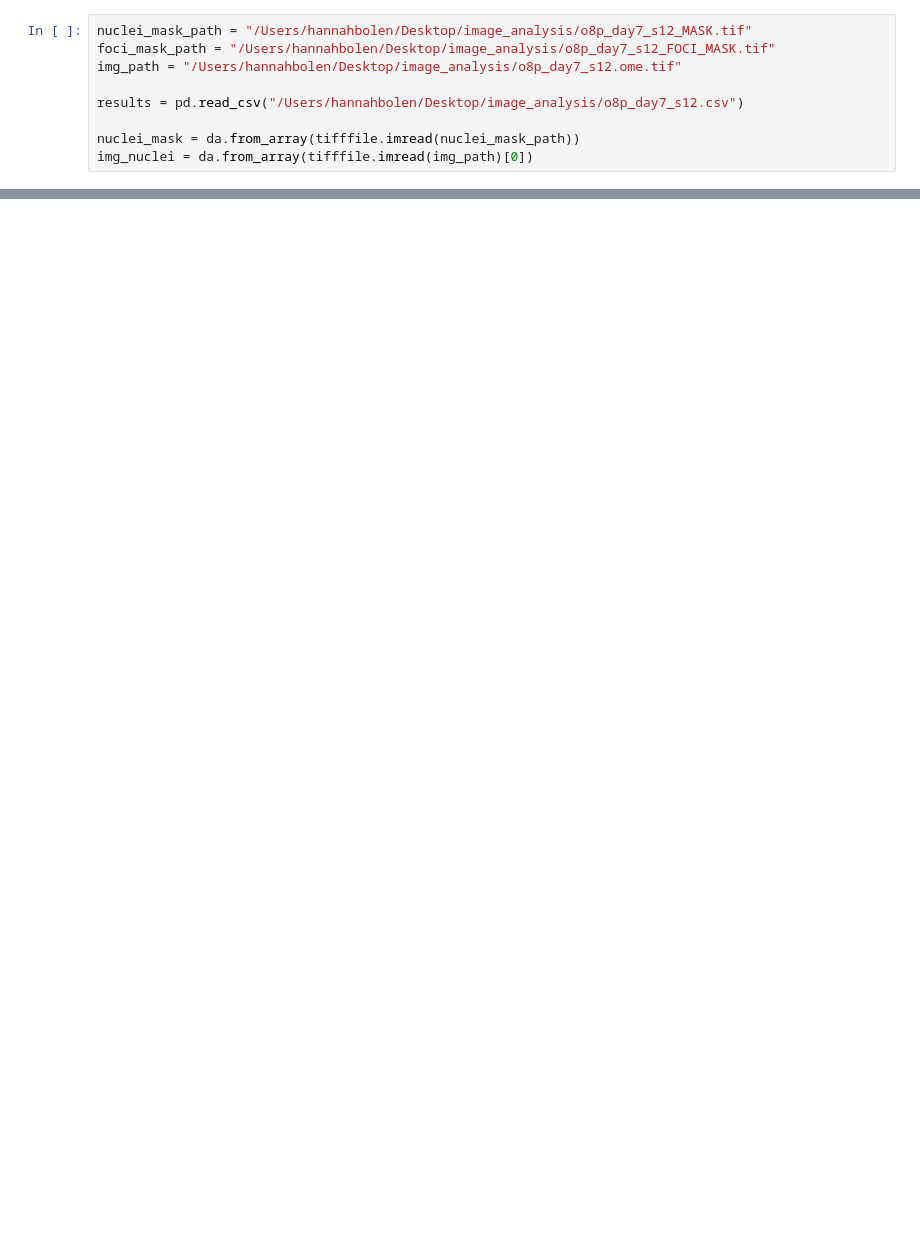
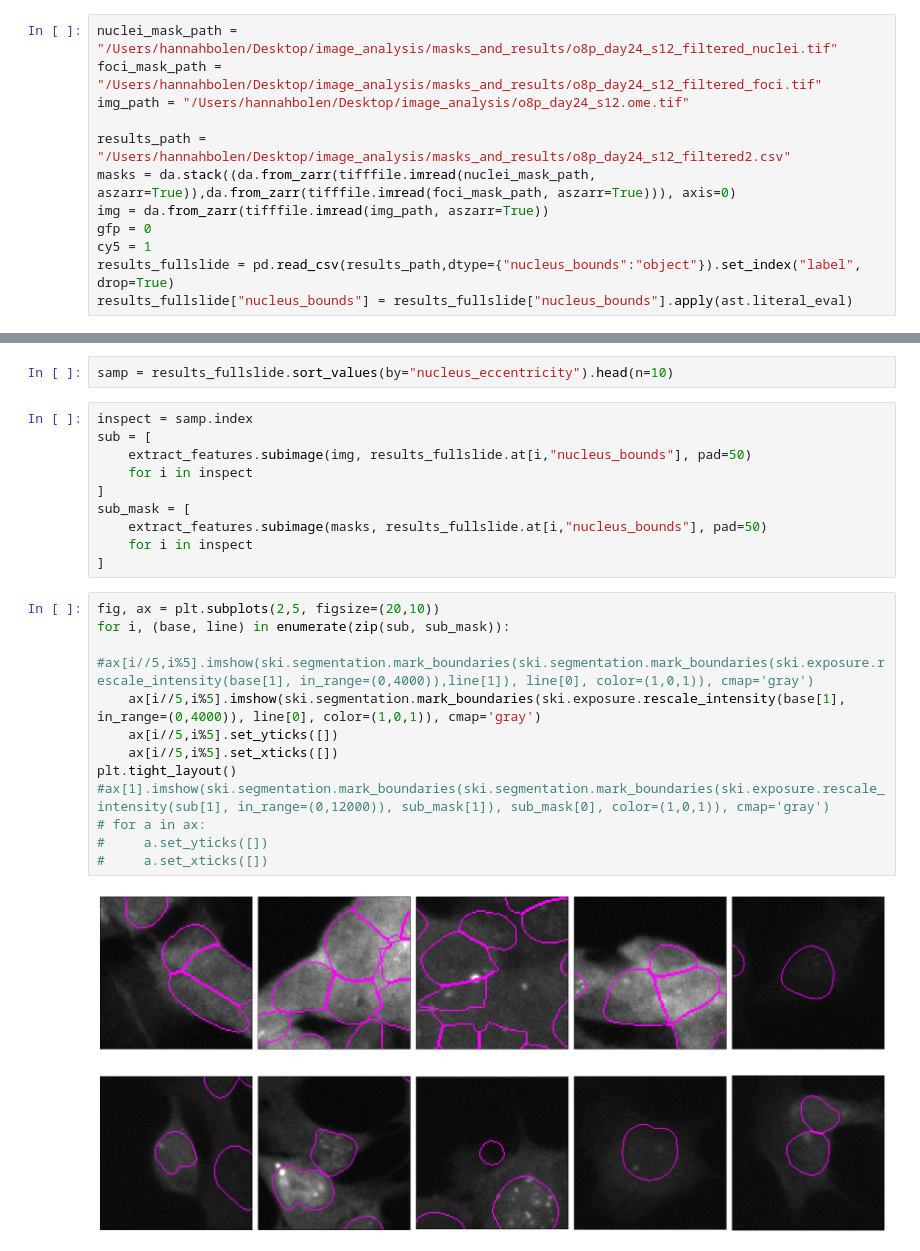
Before and after one commit to hannahbolen1/whole_slide, a Jupyter notebook: deeptile_implement/adjust_params.ipynb, the cells around one changed output, grey strips where cells are left out. Drawn from its saved outputs; the diff is of its cells as text; blank space fills up the shorter version.

```diff
--- a/deeptile_implement/adjust_params.ipynb
+++ b/deeptile_implement/adjust_params.ipynb
@@ -19,9 +23,12 @@ import time
 # %%
-nuclei_mask_path = "/Users/hannahbolen/Desktop/image_analysis/o8p_day7_s12_MASK.tif"
-foci_mask_path = "/Users/hannahbolen/Desktop/image_analysis/o8p_day7_s12_FOCI_MASK.tif"
-img_path = "/Users/hannahbolen/Desktop/image_analysis/o8p_day7_s12.ome.tif"
+nuclei_mask_path = "/Users/hannahbolen/Desktop/image_analysis/masks_and_results/o8p_day24_s12_filtered_nuclei.tif"
+foci_mask_path = "/Users/hannahbolen/Desktop/image_analysis/masks_and_results/o8p_day24_s12_filtered_foci.tif"
+img_path = "/Users/hannahbolen/Desktop/image_analysis/o8p_day24_s12.ome.tif"
 
-results = pd.read_csv("/Users/hannahbolen/Desktop/image_analysis/o8p_day7_s12.csv")
-
-nuclei_mask = da.from_array(tifffile.imread(nuclei_mask_path))
-img_nuclei = da.from_array(tifffile.imread(img_path)[0])
+results_path = "/Users/hannahbolen/Desktop/image_analysis/masks_and_results/o8p_day24_s12_filtered2.csv"
+masks = da.stack((da.from_zarr(tifffile.imread(nuclei_mask_path, aszarr=True)),da.from_zarr(tifffile.imread(foci_mask_path, aszarr=True))), axis=0)
+img = da.from_zarr(tifffile.imread(img_path, aszarr=True))
+gfp = 0
+cy5 = 1
+results_fullslide = pd.read_csv(results_path,dtype={"nucleus_bounds":"object"}).set_index("label", drop=True)
+results_fullslide["nucleus_bounds"] = results_fullslide["nucleus_bounds"].apply(ast.literal_eval)
@@ -107,0 +90,26 @@ results_combine[results_combine["nucleus_intensity_mean"] >= 1000].to_csv("/User
+# %%
+samp = results_fullslide.sort_values(by="nucleus_eccentricity").head(n=10)
+# %%
+inspect = samp.index
+sub = [
+    extract_features.subimage(img, results_fullslide.at[i,"nucleus_bounds"], pad=50)
+    for i in inspect
+]
+sub_mask = [
+    extract_features.subimage(masks, results_fullslide.at[i,"nucleus_bounds"], pad=50)
+    for i in inspect
+]
+# %%
+fig, ax = plt.subplots(2,5, figsize=(20,10))
+for i, (base, line) in enumerate(zip(sub, sub_mask)):
+    #ax[i//5,i%5].imshow(ski.segmentation.mark_boundaries(ski.segmentation.mark_boundaries(ski.exposure.rescale_intensity(base[1], in_range=(0,4000)),line[1]), line[0], color=(1,0,1)), cmap='gray')
+    ax[i//5,i%5].imshow(ski.segmentation.mark_boundaries(ski.exposure.rescale_intensity(base[1], in_range=(0,4000)), line[0], color=(1,0,1)), cmap='gray')
+    ax[i//5,i%5].set_yticks([])
+    ax[i//5,i%5].set_xticks([])
+plt.tight_layout()
+#ax[1].imshow(ski.segmentation.mark_boundaries(ski.segmentation.mark_boundaries(ski.exposure.rescale_intensity(sub[1], in_range=(0,12000)), sub_mask[1]), sub_mask[0], color=(1,0,1)), cmap='gray')
+# for a in ax:
+#     a.set_yticks([])
+#     a.set_xticks([])
+# %% [output]
+[figure, added]
```
Also changed, not shown: parts of 18 cells of this notebook, 22 other files.
